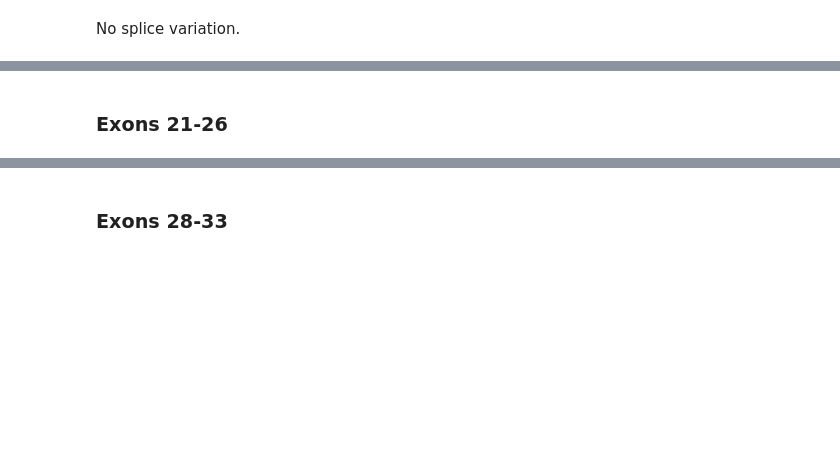
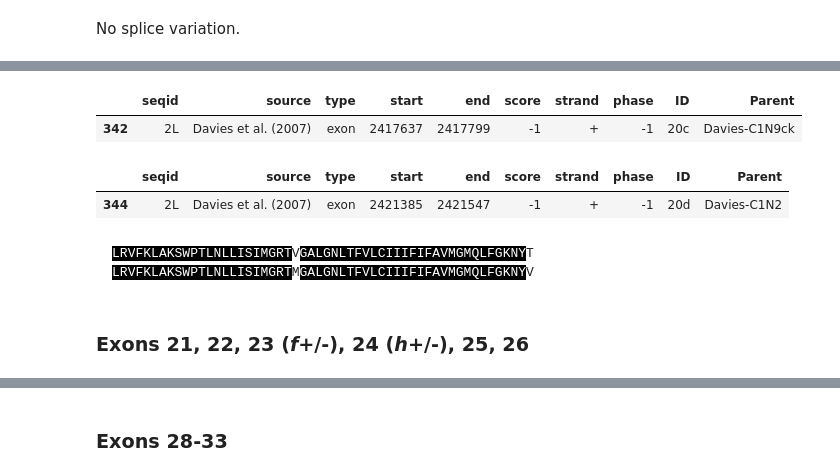
Before and after one commit to alimanfoo/alimanfoo.github.io, a Jupyter notebook: _posts/2017-01-25-vgsc-gene-models.ipynb, the cells around one changed output, grey strips where cells are left out. Drawn from its saved outputs; the diff is of its cells as text; code cells hidden in the pictures; blank space fills up the shorter version.

```diff
--- a/_posts/2017-01-25-vgsc-gene-models.ipynb
+++ b/_posts/2017-01-25-vgsc-gene-models.ipynb
@@ -408,0 +434,10 @@ For exon 20, Davies cDNAs and AgamP4.4 transcripts have evidence for mutually ex
+# %%
+geneset_davies.query('ID == "20c" and type == "exon"')
+# %% [output]
+|  | seqid | source | type | start | end | score | strand | phase | ID | Parent |
+| 342 | 2L | Davies et al. (2007) | exon | 2417637 | 2417799 | -1 | + | -1 | 20c | Davies-C1N9ck |
+# %%
+geneset_davies.query('ID == "20d" and type == "exon"').head(1)
+# %% [output]
+|  | seqid | source | type | start | end | score | strand | phase | ID | Parent |
+| 344 | 2L | Davies et al. (2007) | exon | 2421385 | 2421547 | -1 | + | -1 | 20d | Davies-C1N2 |
@@ -409,5 +450,9 @@ For exon 20, Davies cDNAs and AgamP4.4 transcripts have evidence for mutually ex
+# %%
+pair_seq_comp(seq_c_dna.translate(), seq_d_dna.translate())
+# %% [output]
+LRVFKLAKSWPTLNLLISIMGRTVGALGNLTFVLCIIIFIFAVMGMQLFGKNYT LRVFKLAKSWPTLNLLISIMGRTMGALGNLTFVLCIIIFIFAVMGMQLFGKNYV
 # %% [markdown]
-### Exons 21-26
+### Exons 21, 22, 23 (*f*+/-), 24 (*h*+/-), 25, 26
 # %%
 plot_transcripts(geneset_vgsc_combined, chrom, start+63500, start+67500,
                  label_transcripts='left', label_exons=True, label_exon_size=True,
```
Also changed, not shown: parts of 26 cells of this notebook, 13 other files.
